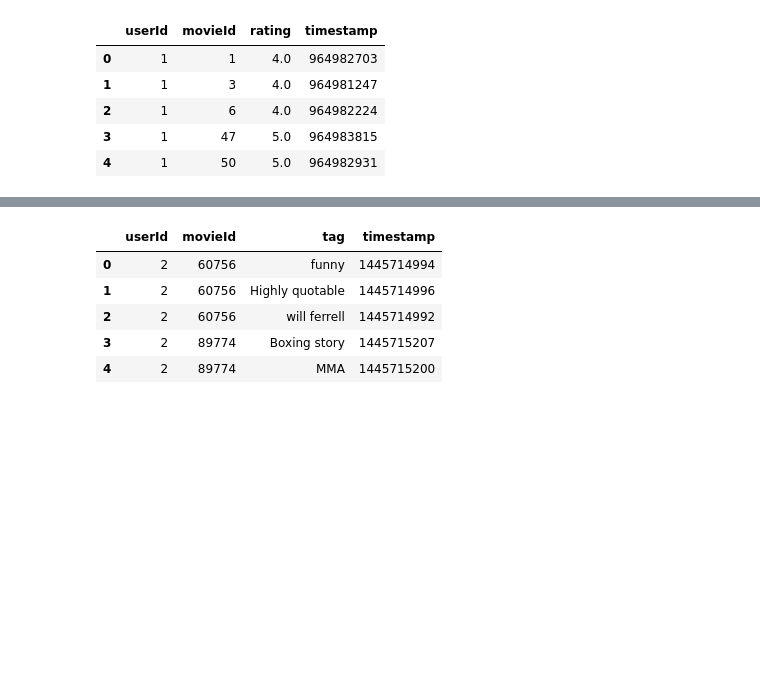
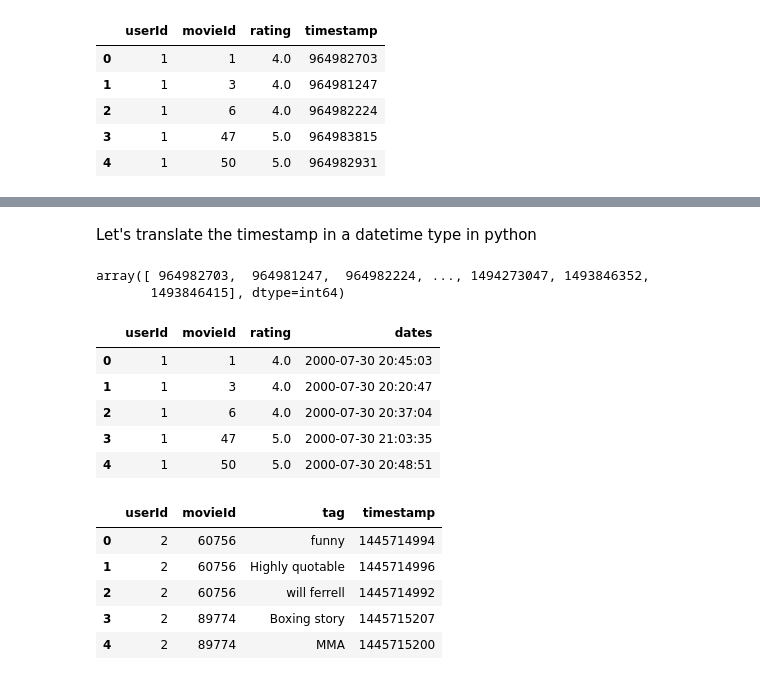
Before and after one commit to NavasFrancisco/MoviesRecommender, a Jupyter notebook: MoviesRecommender.ipynb, the cells around one changed output, grey strips where cells are left out. Cells and saved outputs as stored; diff of their text form; code cells hidden in the pictures; blank space fills up the shorter version.

```diff
--- a/MoviesRecommender.ipynb
+++ b/MoviesRecommender.ipynb
@@ -54,0 +55,7 @@ memory usage: 2.3 MB
+# %% [markdown]
+Let's translate the timestamp in a datetime type in python
+# %%
+dfratings['timestamp'].values
+# %% [output]
+array([ 964982703,  964981247,  964982224, ..., 1494273047, 1493846352,
+       1493846415], dtype=int64)
@@ -55,3 +71,13 @@ memory usage: 2.3 MB
+# %%
+dfratings=dfratings.drop('timestamp', axis=1)
+dfratings.head()
+# %% [output]
+|  | userId | movieId | rating | dates |
+| 0 | 1 | 1 | 4.0 | 2000-07-30 20:45:03 |
+| 1 | 1 | 3 | 4.0 | 2000-07-30 20:20:47 |
+| 2 | 1 | 6 | 4.0 | 2000-07-30 20:37:04 |
+| 3 | 1 | 47 | 5.0 | 2000-07-30 21:03:35 |
+| 4 | 1 | 50 | 5.0 | 2000-07-30 20:48:51 |
 # %%
 dftags = pd.read_csv('tags.csv')
 dftags.head()
```
Also changed, not shown: parts of 20 cells of this notebook.
